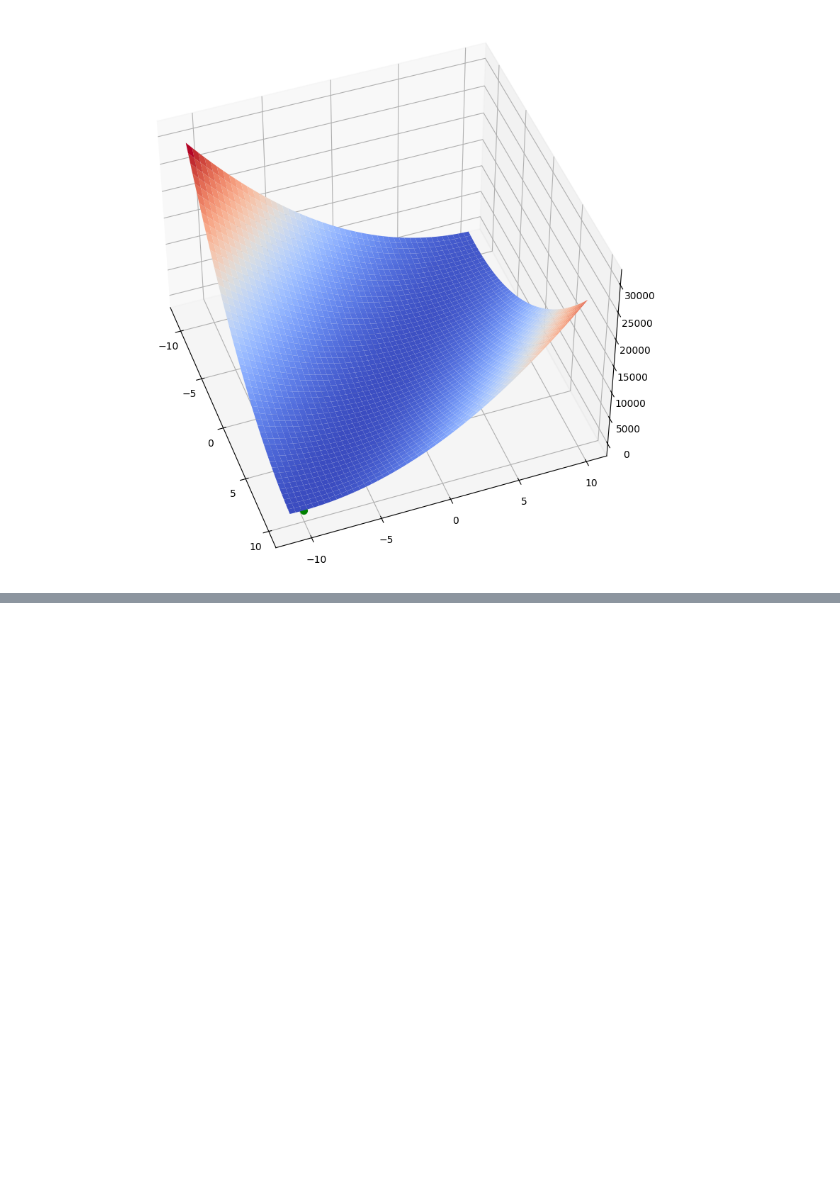
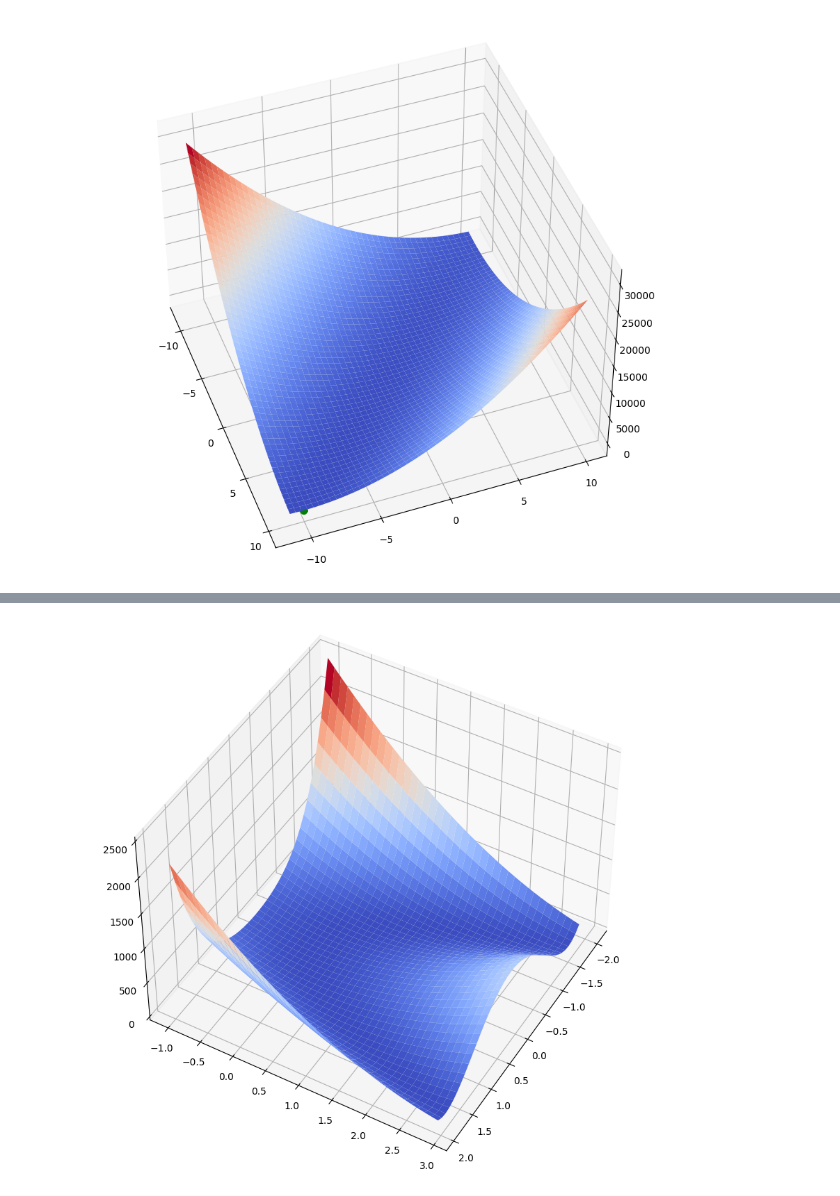
Before and after one commit to WhyNotKo/optimization, a Jupyter notebook: lab2.ipynb, the cells around one changed output, grey strips where cells are left out. Saved outputs shown, nothing was run; the diff lists cells and outputs as text; code cells hidden in the pictures; blank space fills up the shorter version.

```diff
--- a/lab2.ipynb
+++ b/lab2.ipynb
@@ -412,0 +413,23 @@ pd.DataFrame(results)
+# %%
+def rosen(x):
+    """The Rosenbrock function"""
+    return np.sum(100.0*(x[1:]-x[:-1]**2.0)**2.0 + (1-x[:-1])**2.0, axis=0)
+# %%
+# Настраиваем 3D график
+fig = plt.figure(figsize=[15, 10])
+ax = fig.gca(projection='3d')
+
+# Задаем угол обзора
+ax.view_init(45, 30)
+
+# Создаем данные для графика
+X = np.arange(-2, 2, 0.1)
+Y = np.arange(-1, 3, 0.1)
+X, Y = np.meshgrid(X, Y)
+Z = rosen(np.array([X,Y]))
+
+# Рисуем поверхность
+surf = ax.plot_surface(X, Y, Z, cmap=cm.coolwarm)
+plt.show()
+# %% [output]
+[figure, added]
```
Also changed, not shown: parts of 9 cells of this notebook.
